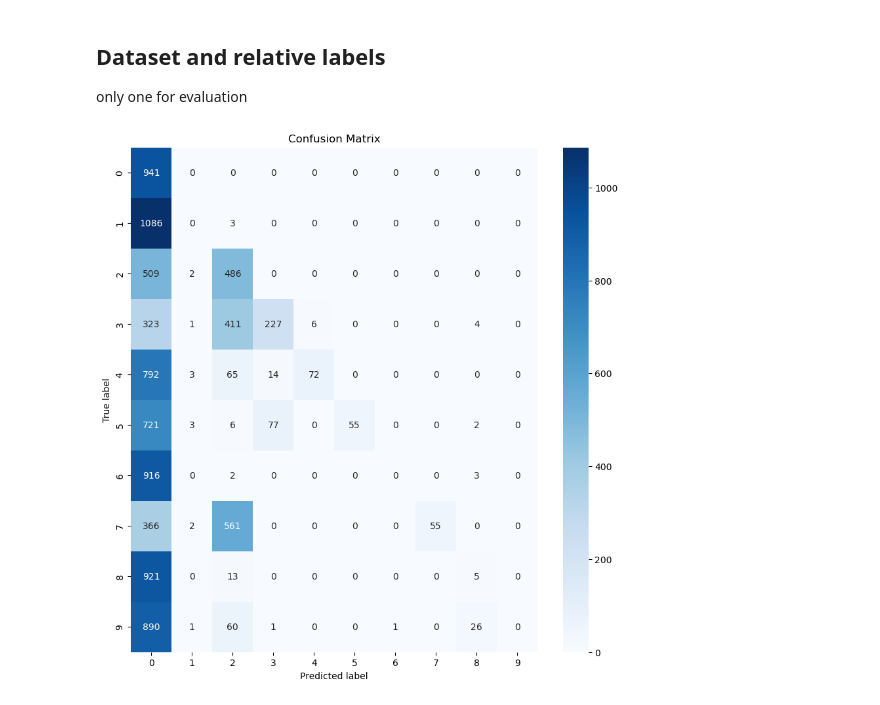
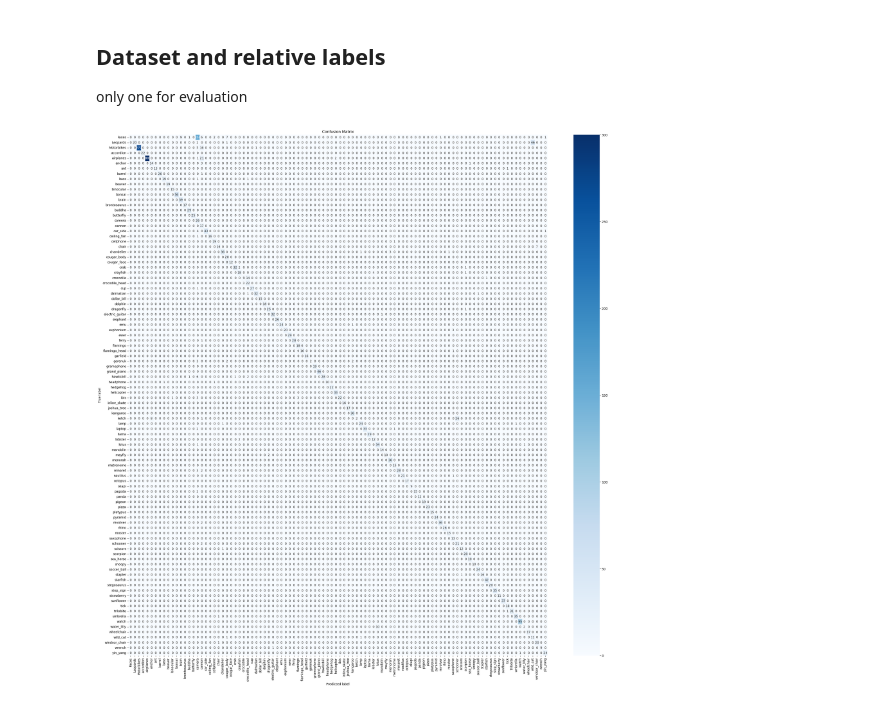
Before and after one commit to the-future-dev/MLLMs-vs-CV, a Jupyter notebook: paper_code/models_evaluation/CLIP/view.ipynb, the cells around one changed output. Drawn from its saved outputs; the diff is of its cells as text; code cells hidden in the pictures.

Commit message:
CLIP evaluation

```diff
--- a/paper_code/models_evaluation/CLIP/view.ipynb
+++ b/paper_code/models_evaluation/CLIP/view.ipynb
@@ -9,23 +11,34 @@ only one for evaluation
 # %%
 # Dataset and labels
 # MINST
-dataset = 'minst'
-labels = list(range(10))
-labels = [str(i) for i in labels]
+
+# dataset_name = 'minst'
+# labels = list(range(10))
+# labels = [str(i) for i in labels]
+
+# Caltech 101
+dataset_name = "caltech101"
+dataset = datasets.ImageFolder(root=f'../../data/{dataset_name}')
+labels = dataset.classes
+
+# CIFAR 100
+# from CLIP import cifar100_classes
+# dataset_name = 'cifar100'
+# labels = cifar100_classes()
 # %%
-true_labels = np.load(f'results/true_labels-{dataset}.npy')
-predicted_labels = np.load(f'results/pred_labels-{dataset}.npy')
+true_labels = np.load(f'results/true_labels-{dataset_name}.npy')
+predicted_labels = np.load(f'results/pred_labels-{dataset_name}.npy')
 # %%
 confusion_mat = confusion_matrix(true_labels, predicted_labels)
 
-plt.figure(figsize=(10, 10))
+plt.figure(figsize=(30, 30))
 sns.heatmap(confusion_mat, annot=True, fmt='d', cmap='Blues', xticklabels=labels, yticklabels=labels)
 plt.title('Confusion Matrix')
 plt.ylabel('True label')
 plt.xlabel('Predicted label')
 plt.show()
 # %% [output]
-[figure, old version]
+[figure, new version]
 # %%
 print(classification_report(true_labels, predicted_labels, target_names=labels))
 # %% [output]
```
Also changed, not shown: parts of 2 cells of this notebook, 6 other files.
